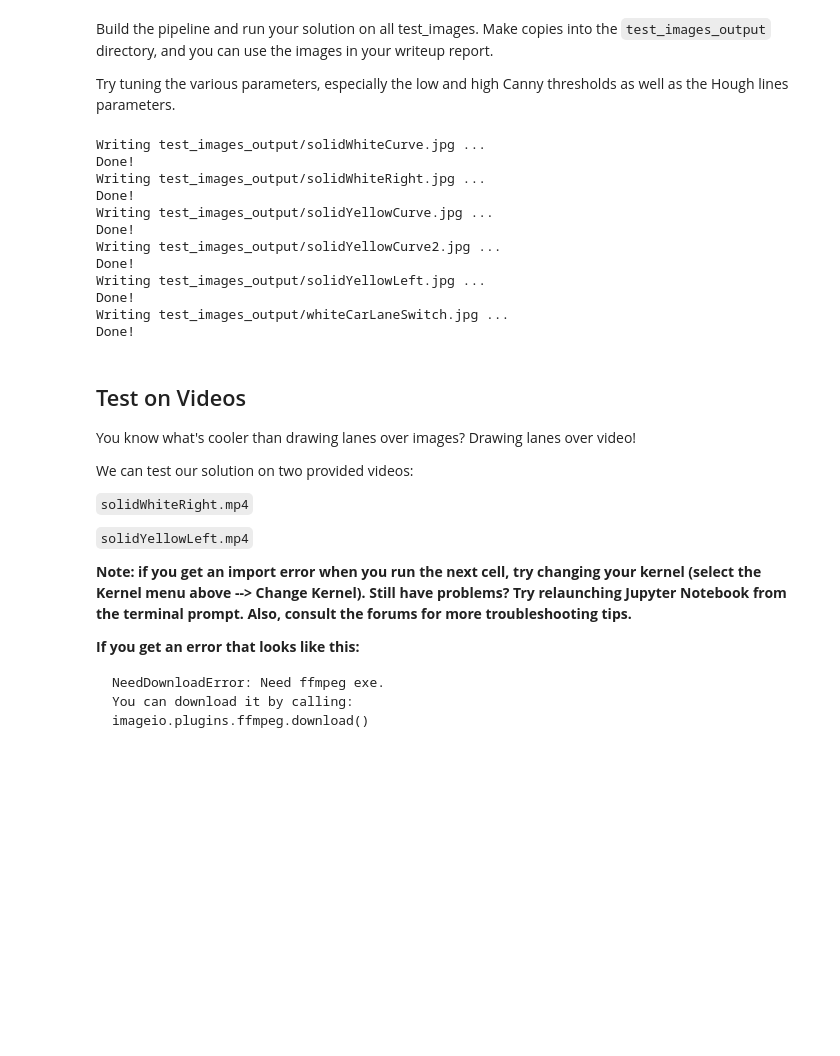
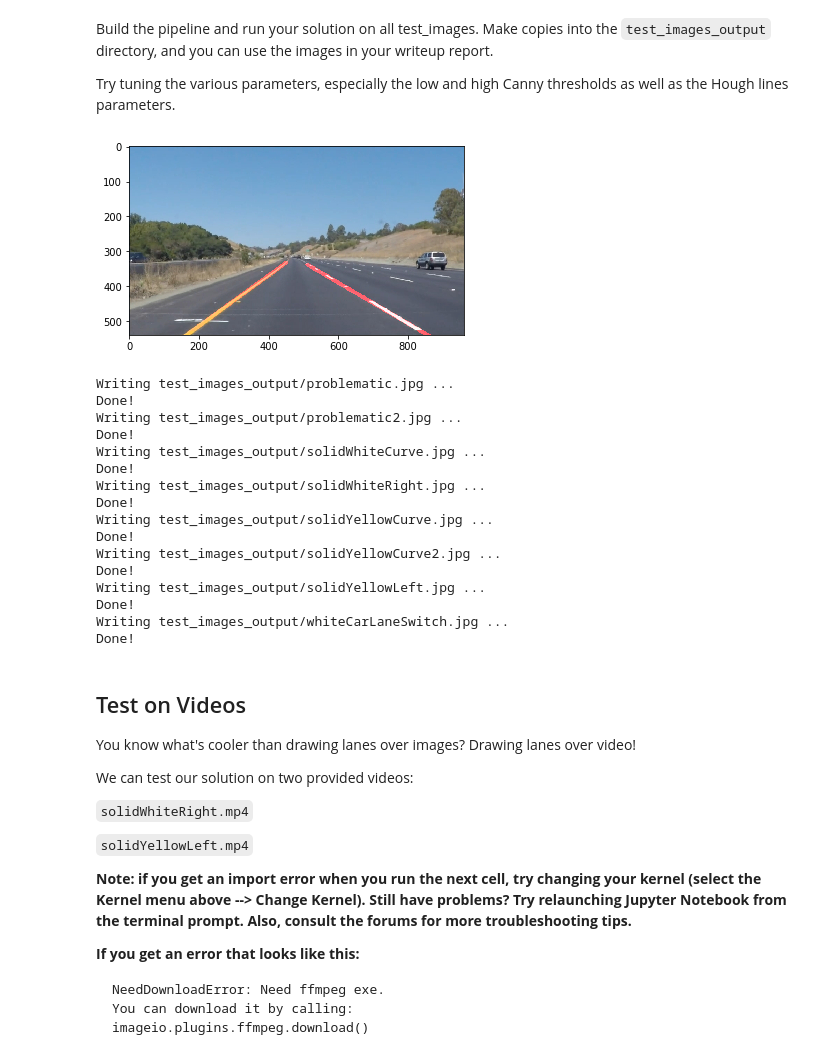
Before and after one commit to jacobnzw/CarND-LaneLines-P1, a Jupyter notebook: P1.ipynb, the cells around one changed output. Drawn from its saved outputs; the diff is of its cells as text; code cells hidden in the pictures; blank space fills up the shorter version.

```diff
--- a/P1.ipynb
+++ b/P1.ipynb
@@ -196,14 +198,15 @@ Try tuning the various parameters, especially the low and high Canny thresholds
 # TODO: Build your pipeline that will draw lane lines on the test_images
 # then save them to the test_images_output directory.
 
-def lane_finding(image, low_threshold=50, high_threshold=150, rho = 1, theta = np.pi/180, threshold = 10, min_line_len = 10, max_line_gap = 25):
+def lane_finding(image, low_threshold=50, high_threshold=150,
+                 rho = 1, theta = np.pi/180, threshold = 10, min_line_len = 10, max_line_gap = 25):
     height, width, c = image.shape
 
     # TO GRAYSCALE
     work = grayscale(image)
 
-    # FILTERING
-    kernel_size = 3
+    # GAUSSIAN BLUR
+    kernel_size = 5
     work = gaussian_blur(work, kernel_size)
 
     # EDGE DETECTION
@@ -237,7 +240,7 @@ def lane_finding(image, low_threshold=50, high_threshold=150, rho = 1, theta = n
     # divide lines into left and right, average and extrapolate
     der = (lines[:, :, 2] - lines[:, :, 0]) / (lines[:, :, 3] - lines[:, :, 1])
     der = der[np.logical_not(np.isinf(der)), None]  # filter out infinite derivatives
-    der = der[np.abs(der) < 3]
+#     der = der[np.logical_and(np.abs(der) > 1, np.abs(der) < 3)]
 #     plt.hist(der, 50)
 #     plt.show()
 
@@ -253,47 +256,41 @@ def lane_finding(image, low_threshold=50, high_threshold=150, rho = 1, theta = n
     left_x = [70, 450]
     left_y = np.polyval(left_p, left_x)
 
     right_x = np.hstack((right_lines[..., 0], right_lines[..., 2]))
     right_y = np.hstack((right_lines[..., 1], right_lines[..., 3]))
     right_p = np.polyfit(right_x, right_y, 1)
     right_x = [width-50, 510]
     right_y = np.polyval(right_p, right_x)
 
 
     lines = np.array([[[left_x[0], left_y[0], left_x[1], left_y[1]]],
                       [[right_x[0], right_y[0], right_x[1], right_y[1]]]], dtype=np.int32)
 
     # DRAW LINES
     line_img = np.zeros((work.shape[0], work.shape[1], 3), dtype=np.uint8)
     draw_lines(line_img, lines, thickness=10)
 
     return weighted_img(line_img, image, 1.)
 
 # average left and right lines
 # left_line = np.mean(lines[left_lines_idx, ...], axis=0, keepdims=True, dtype=np.int32)
 # right_line = np.mean(lines[right_lines_idx, ...], axis=0, keepdims=True, dtype=np.int32)
 # lines = np.vstack((left_line, right_line))
 # print(lines)
 # for line in lines:
 # #     print(line)
 #     print(line_length(line))
 
 
-# im = mpimg.imread('test_images/whiteCarLaneSwitch.jpg')
-# height, width, c = im.shape
-# work = im.copy()
-# im_lanes = lane_finding(im, threshold=15)
+im = mpimg.imread('test_images/problematic2.jpg')
+height, width, c = im.shape
+work = im.copy()
+im_lanes = lane_finding(im, low_threshold=100, high_threshold=250, threshold=25, min_line_len=40, max_line_gap=5)
 
-# plt.imshow(im_lanes)
-# plt.show()
-
-# im = mpimg.imread('test_images/solidYellowCurve.jpg')
-# height, width, c = im.shape
-# work = im.copy()
-# im_lanes = lane_finding(im, threshold=20)
-
-# plt.imshow(im_lanes)
-# plt.show()
+plt.imshow(im_lanes)
+plt.show()
+# %% [output]
+[figure, added]
 # %%
 # RUN LANE FINDING on all test images
 in_dirname = 'test_images/'
@@ -308,13 +305,19 @@ for im_filename in listdir:
 
     in_path = in_dirname + im_filename
     image = mpimg.imread(in_path)
-    im_lanes = lane_finding(image, threshold=25)
+    im_lanes = lane_finding(image,
+                            low_threshold=100, high_threshold=250,
+                            threshold=25, min_line_len=40, max_line_gap=5)
 
     out_path = out_dirname + im_filename
     print('Writing {} ...'.format(out_path))
     mpimg.imsave(out_path, im_lanes, format='jpg')
     print('Done!')
 # %% [output]
+Writing test_images_output/problematic.jpg ...
+Done!
+Writing test_images_output/problematic2.jpg ...
+Done!
 Writing test_images_output/solidWhiteCurve.jpg ...
 Done!
 Writing test_images_output/solidWhiteRight.jpg ...
```
Also changed, not shown: parts of 4 cells of this notebook, 9 other files.
